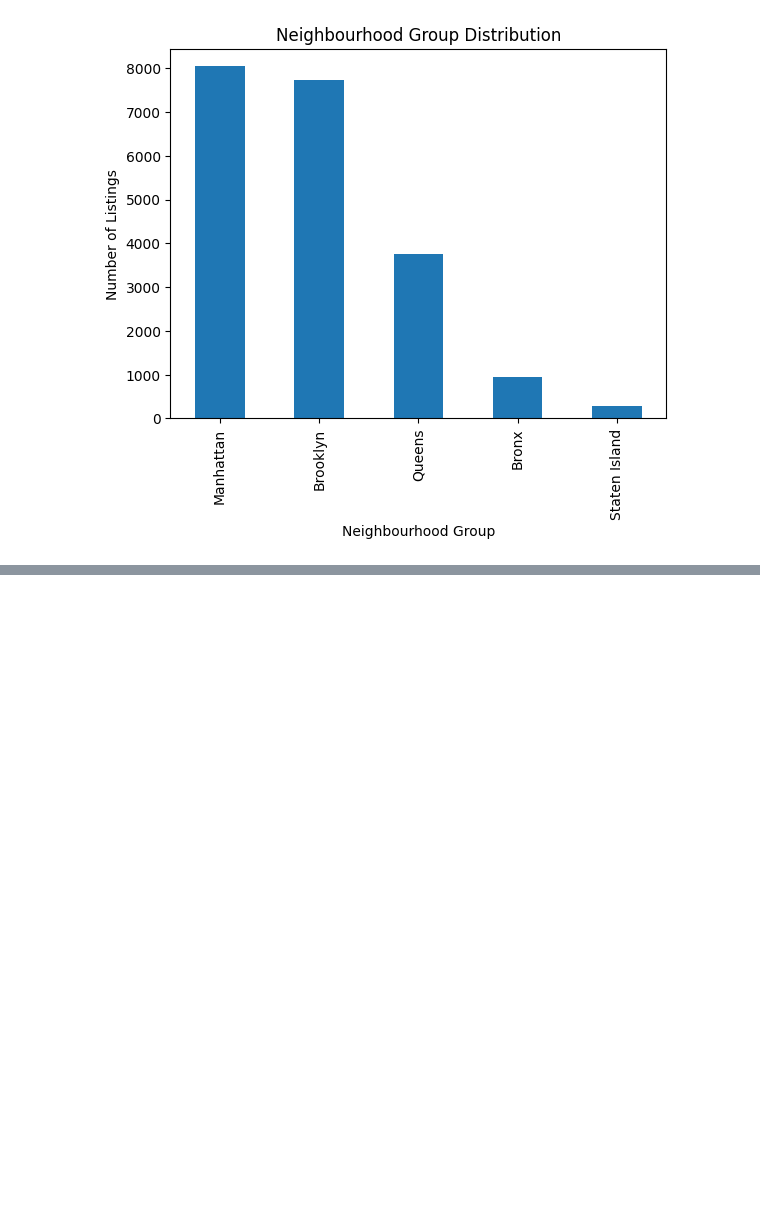
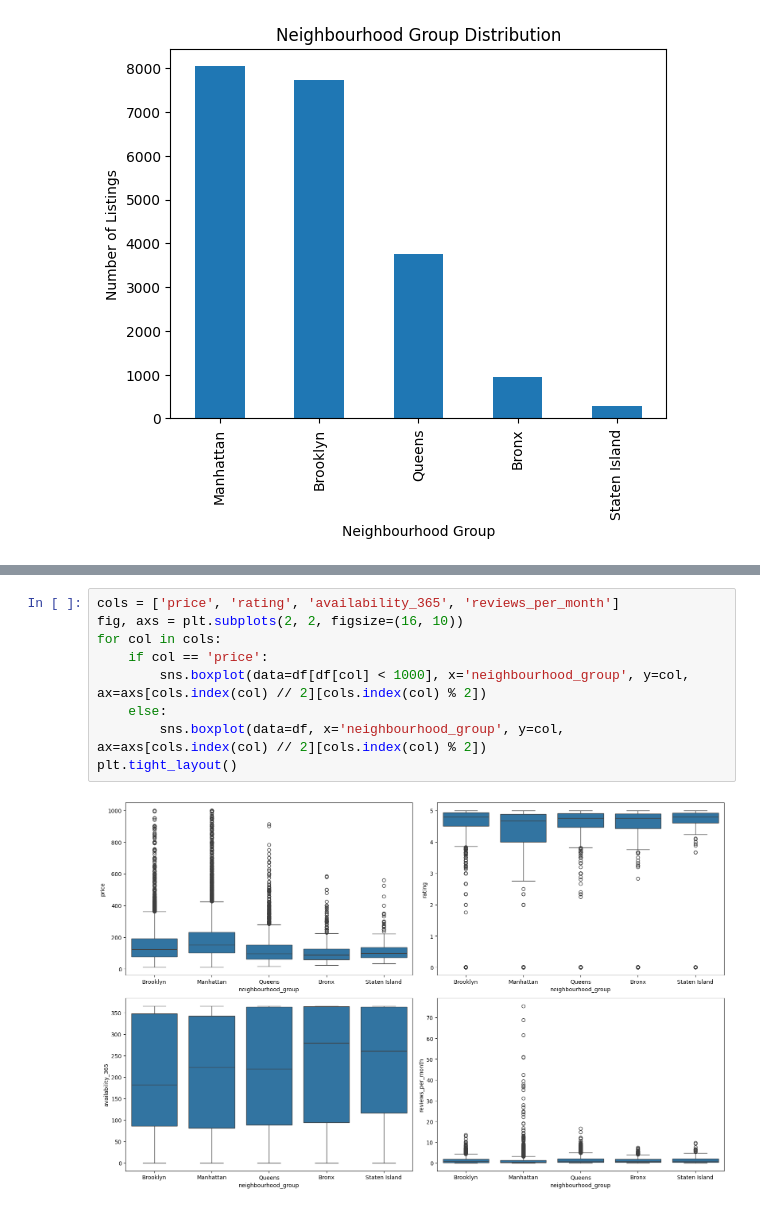
Before and after one commit to Pacholki/ML-2projekcik, a Jupyter notebook: EDA.ipynb, the cells around one changed output, grey strips where cells are left out. Drawn from its saved outputs; the diff is of its cells as text; blank space fills up the shorter version.

```diff
--- a/EDA.ipynb
+++ b/EDA.ipynb
@@ -92,0 +131,11 @@ plt.tight_layout()
+# %%
+cols = ['price', 'rating', 'availability_365', 'reviews_per_month']
+fig, axs = plt.subplots(2, 2, figsize=(16, 10))
+for col in cols:
+    if col == 'price':
+        sns.boxplot(data=df[df[col] < 1000], x='neighbourhood_group', y=col, ax=axs[cols.index(col) // 2][cols.index(col) % 2])
+    else:
+        sns.boxplot(data=df, x='neighbourhood_group', y=col, ax=axs[cols.index(col) // 2][cols.index(col) % 2])
+plt.tight_layout()
+# %% [output]
+[figure, added]
```
Also changed, not shown: parts of 14 cells of this notebook.
